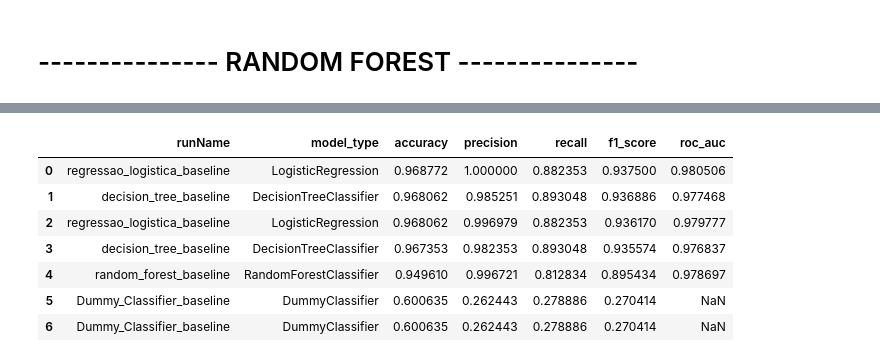
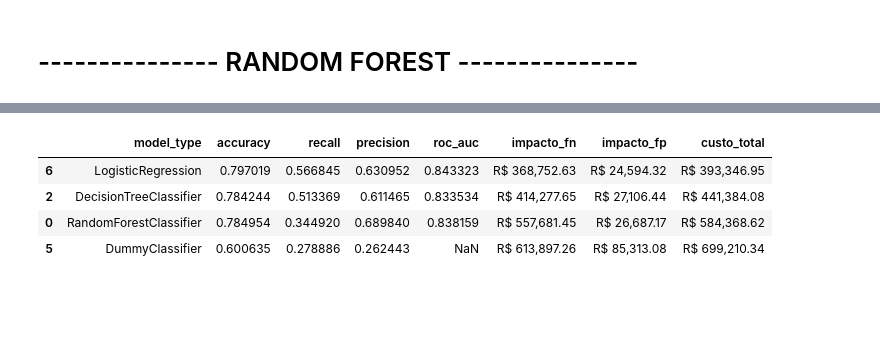
Before and after one commit to LaraGSilva/projeto-tech-challenge-churn, a Jupyter notebook: notebooks/modelos_baseline.ipynb, the cells around one changed output, grey strips where cells are left out. Cells and saved outputs as stored; diff of their text form; code cells hidden in the pictures; blank space fills up the shorter version.

Commit message:
feat: add comparacao de modelos + analise de custo

```diff
--- a/notebooks/modelos_baseline.ipynb
+++ b/notebooks/modelos_baseline.ipynb
@@ -621,36 +611,55 @@ Random Forest registrado! AUC: 0.9787
 import mlflow
 import pandas as pd
 
-# 1. Define o experimento que queremos consultar
+# --- PREMISSAS DE NEGÓCIO ATUALIZADAS ---
+TAMANHO_BASE_TESTE = 1409
+PREVALENCIA_CHURN = 0.265
+VALOR_MEDIO_TOTAL = 2280.00  # Impacto de perder o cliente (TotalCharges)
+VALOR_MEDIO_MENSAL = 64.70    # Custo de tentar reter (MonthlyCharges)
+
 experiment_name = "Projeto_Churn_Tech_Challenge"
 experiment = mlflow.get_experiment_by_name(experiment_name)
 
-# 2. Busca todas as "runs" (execuções) desse experimento
-# Ordenamos pela métrica 'f1_score' para o melhor ficar no topo
-df_results = mlflow.search_runs(
-    experiment_ids=[experiment.experiment_id],
-    order_by=["metrics.f1_score DESC"]
-)
+if experiment:
+    # 1. Busca todas as runs
+    df_runs = mlflow.search_runs(experiment_ids=[experiment.experiment_id])
 
-# 3. Selecionamos apenas as colunas que importam para o relatório
-# Nota: O MLflow coloca 'metrics.' e 'params.' na frente dos nomes
-cols_to_show = [
-    "tags.mlflow.runName",
-    "params.model_type",
-    "metrics.accuracy",
-    "metrics.precision",
-    "metrics.recall",
-    "metrics.f1_score",
-    "metrics.roc_auc"
-]
+    # 2. Limpeza de colunas e remoção de NaNs
+    df_runs.columns = [c.replace("metrics.", "").replace("params.", "").replace("tags.mlflow.", "") for c in df_runs.columns]
 
-# Filtramos apenas as colunas que existem (evita erro se alguma run falhou)
-available_cols = [c for c in cols_to_show if c in df_results.columns]
-tabela_final = df_results[available_cols]
+    # Filtramos apenas runs que completaram as métricas e não são "viciadas" (Recall < 0.95 para ser realista)
+    df_clean = df_runs.dropna(subset=['recall', 'precision', 'model_type'])
+    df_clean = df_clean[df_clean['recall'] < 0.95].copy()
 
-# Renomeando para ficar mais bonito no relatório
-tabela_final.columns = [c.replace("metrics.", "").replace("params.", "").replace("tags.mlflow.", "") for c in tabela_final.columns]
+    # --- 3. CÁLCULO FINANCEIRO DETALHADO ---
+    def calcular_financeiro(row):
+        n_churners = TAMANHO_BASE_TESTE * PREVALENCIA_CHURN
 
-print("===== COMPARATIVO FINAL DE MODELOS =====")
-display(tabela_final) # No Jupyter/Colab ele gera uma tabela formatada
+        # FN: Perda de receita acumulada
+        fn_count = n_churners * (1 - row['recall'])
+        impacto_fn = fn_count * VALOR_MEDIO_TOTAL
+
+        # FP: Desperdício de marketing mensal
+        total_pos = n_churners / row['precision'] if row['precision'] > 0 else 0
+        fp_count = max(0, total_pos - (n_churners * row['recall']))
+        impacto_fp = fp_count * VALOR_MEDIO_MENSAL
+
+        return pd.Series([impacto_fn, impacto_fp, impacto_fn + impacto_fp])
+
+    df_clean[['impacto_fn', 'impacto_fp', 'custo_total']] = df_clean.apply(calcular_financeiro, axis=1)
+
+    # --- 4. AGRUPAMENTO: UMA LINHA POR MODELO ---
+    # Pegamos a run com o MENOR custo total para cada tipo de modelo
+    leaderboard = df_clean.sort_values("roc_auc", ascending=True).drop_duplicates("model_type")
+
+    # 5. Seleção e Formatação
+    cols_finais = ["model_type", "accuracy", "recall", "precision","roc_auc", "impacto_fn", "impacto_fp", "custo_total"]
+    leaderboard = leaderboard[cols_finais].sort_values("custo_total")
+
+    # Formatação para Moeda
+    for col in ['impacto_fn', 'impacto_fp', 'custo_total']:
+        leaderboard[col] = leaderboard[col].apply(lambda x: f"R$ {x:,.2f}")
+
+    print("===== LEADERBOARD FINAL: IMPACTO NO NEGÓCIO =====")
+    display(leaderboard)
 # %% [output]
@@ -658,8 +667,5 @@ display(tabela_final) # No Jupyter/Colab ele gera uma tabela formatada
-|  | runName | model_type | accuracy | precision | recall | f1_score | roc_auc |
-| 0 | regressao_logistica_baseline | LogisticRegression | 0.968772 | 1.000000 | 0.882353 | 0.937500 | 0.980506 |
-| 1 | decision_tree_baseline | DecisionTreeClassifier | 0.968062 | 0.985251 | 0.893048 | 0.936886 | 0.977468 |
-| 2 | regressao_logistica_baseline | LogisticRegression | 0.968062 | 0.996979 | 0.882353 | 0.936170 | 0.979777 |
-| 3 | decision_tree_baseline | DecisionTreeClassifier | 0.967353 | 0.982353 | 0.893048 | 0.935574 | 0.976837 |
-| 4 | random_forest_baseline | RandomForestClassifier | 0.949610 | 0.996721 | 0.812834 | 0.895434 | 0.978697 |
-| 5 | Dummy_Classifier_baseline | DummyClassifier | 0.600635 | 0.262443 | 0.278886 | 0.270414 | NaN |
-| 6 | Dummy_Classifier_baseline | DummyClassifier | 0.600635 | 0.262443 | 0.278886 | 0.270414 | NaN |
+|  | model_type | accuracy | recall | precision | roc_auc | impacto_fn | impacto_fp | custo_total |
+| 6 | LogisticRegression | 0.797019 | 0.566845 | 0.630952 | 0.843323 | R$ 368,752.63 | R$ 24,594.32 | R$ 393,346.95 |
+| 2 | DecisionTreeClassifier | 0.784244 | 0.513369 | 0.611465 | 0.833534 | R$ 414,277.65 | R$ 27,106.44 | R$ 441,384.08 |
+| 0 | RandomForestClassifier | 0.784954 | 0.344920 | 0.689840 | 0.838159 | R$ 557,681.45 | R$ 26,687.17 | R$ 584,368.62 |
+| 5 | DummyClassifier | 0.600635 | 0.278886 | 0.262443 | NaN | R$ 613,897.26 | R$ 85,313.08 | R$ 699,210.34 |
```
Also changed, not shown: parts of 11 cells of this notebook, 48 other files.
